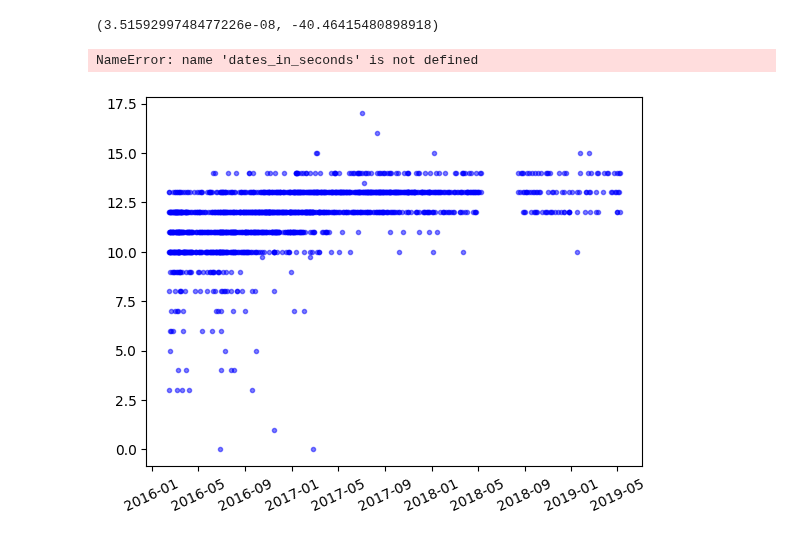
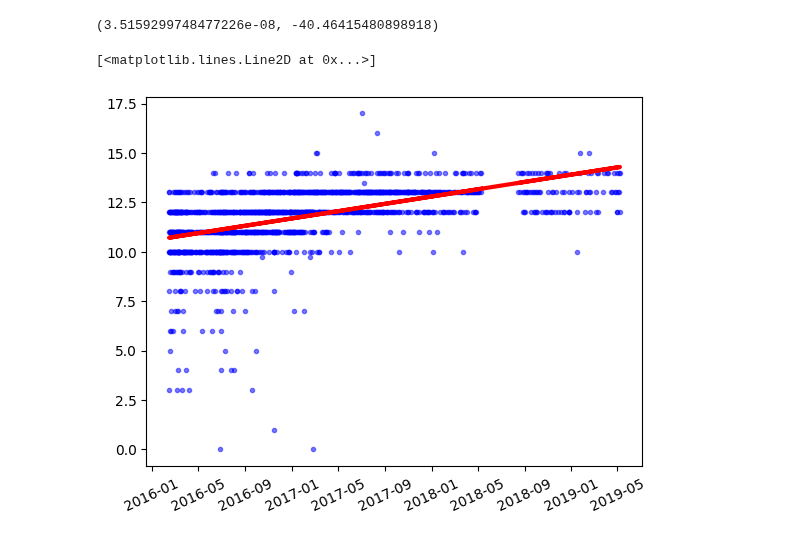
Before and after one commit to ebarylko/cmpt-353, a Jupyter notebook: assignment-2/dog-rates.ipynb, the cells around one changed output. Cells and saved outputs as stored; diff of their text form; code cells hidden in the pictures.

```diff
--- a/assignment-2/dog-rates.ipynb
+++ b/assignment-2/dog-rates.ipynb
@@ -92,7 +92,7 @@ slope, intercept
 # %%
 plt.xticks(rotation=25)
 plt.plot(dates, ratings, 'b.', alpha=0.5)
-plt.plot(dates, dates_in_seconds * slope + intercept, 'r-', linewidth=3)
+plt.plot(dates, tweets_with_dates_in_seconds['timestamp'] * slope + intercept, 'r-', linewidth=3)
 # %% [output]
-NameError: name 'dates_in_seconds' is not defined
+[<matplotlib.lines.Line2D at 0x...>]
-[figure, old version]
+[figure, new version]
```
Also changed, not shown: 1 other file.
